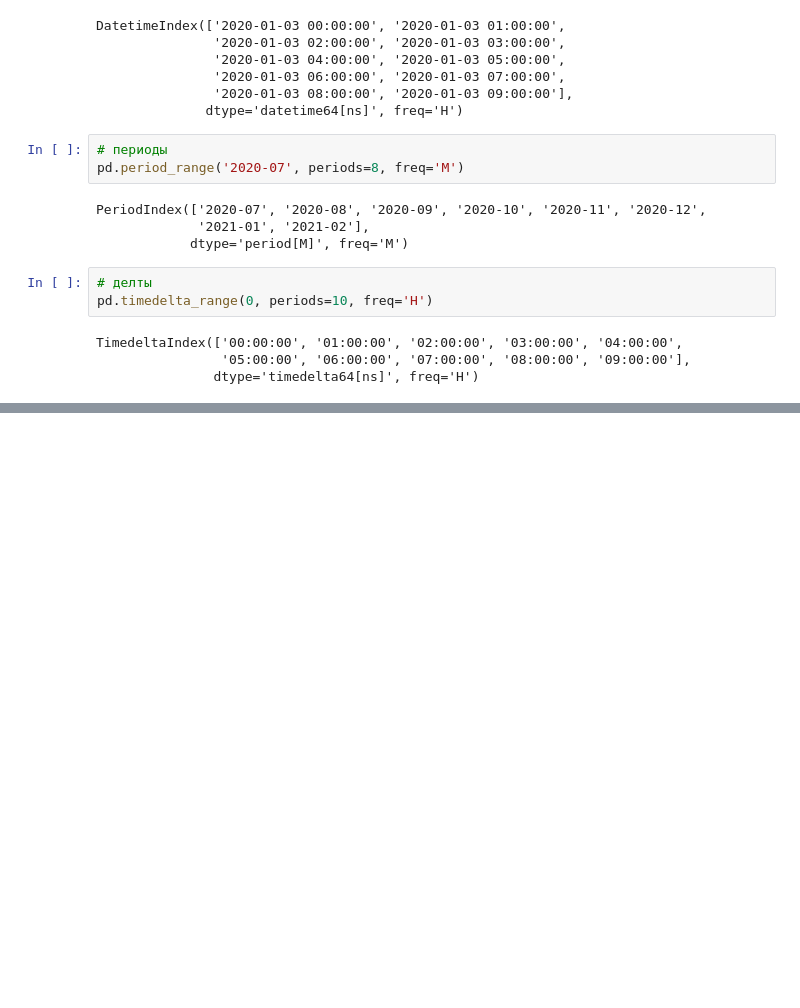
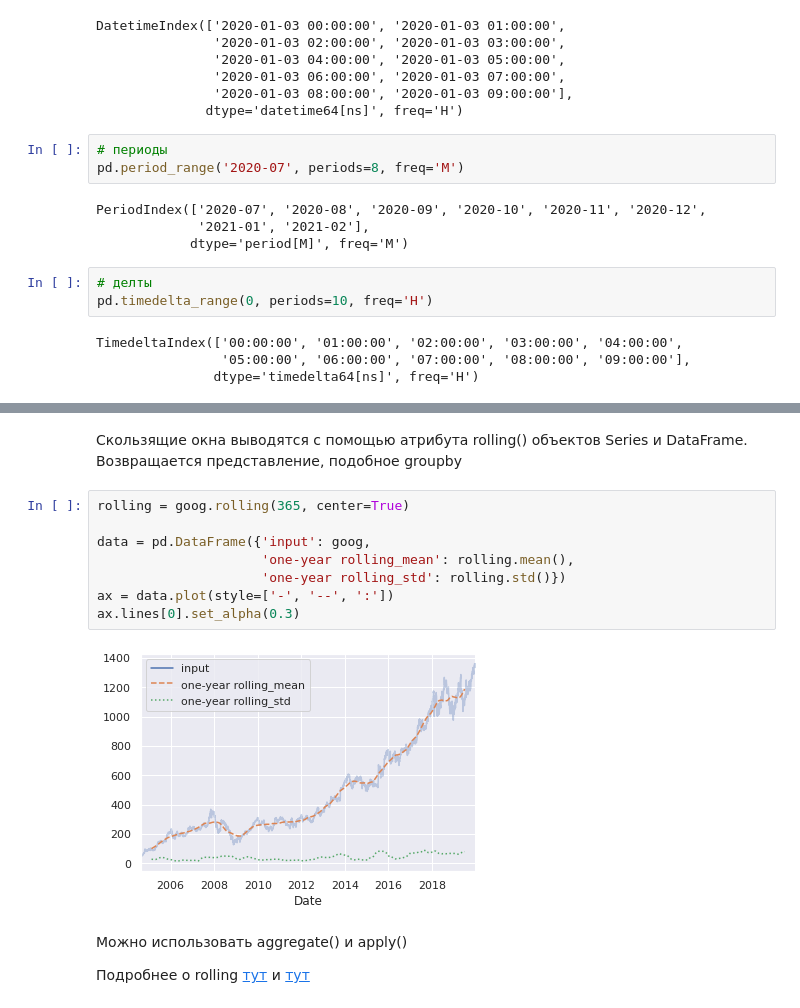
Before and after one commit to KonstantinKlepikov/all-python-ml-learning, a Jupyter notebook: pandas-learning.ipynb, the cells around one changed output, grey strips where cells are left out. Cells and saved outputs as stored; diff of their text form; blank space fills up the shorter version.

```diff
--- a/pandas-learning.ipynb
+++ b/pandas-learning.ipynb
@@ -2834,0 +2948,16 @@ TimedeltaIndex(['00:00:00', '01:00:00', '02:00:00', '03:00:00', '04:00:00',
+# %% [markdown]
+Скользящие окна выводятся с помощью атрибута rolling() объектов Series и DataFrame. Возвращается представление, подобное groupby
+# %%
+rolling = goog.rolling(365, center=True)
+
+data = pd.DataFrame({'input': goog,
+                     'one-year rolling_mean': rolling.mean(),
+                     'one-year rolling_std': rolling.std()})
+ax = data.plot(style=['-', '--', ':'])
+ax.lines[0].set_alpha(0.3)
+# %% [output]
+[figure, added]
+# %% [markdown]
+Можно использовать aggregate() и apply()
+
+Подробнее о rolling [тут](https://pandas.pydata.org/pandas-docs/stable/reference/api/pandas.Series.rolling.html) и [тут](https://pandas.pydata.org/pandas-docs/stable/reference/api/pandas.DataFrame.rolling.html)
```
Also changed, not shown: parts of 12 cells of this notebook.
